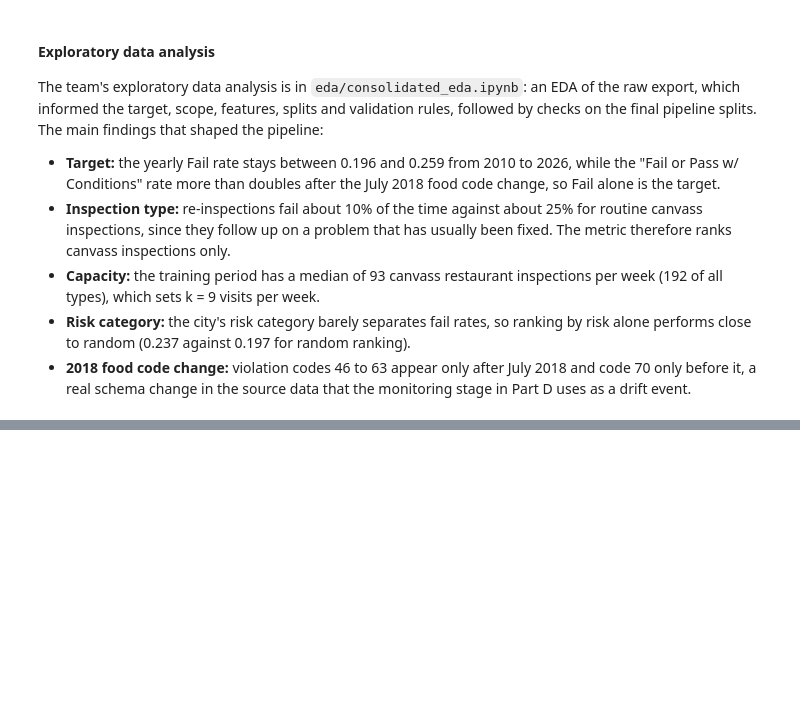
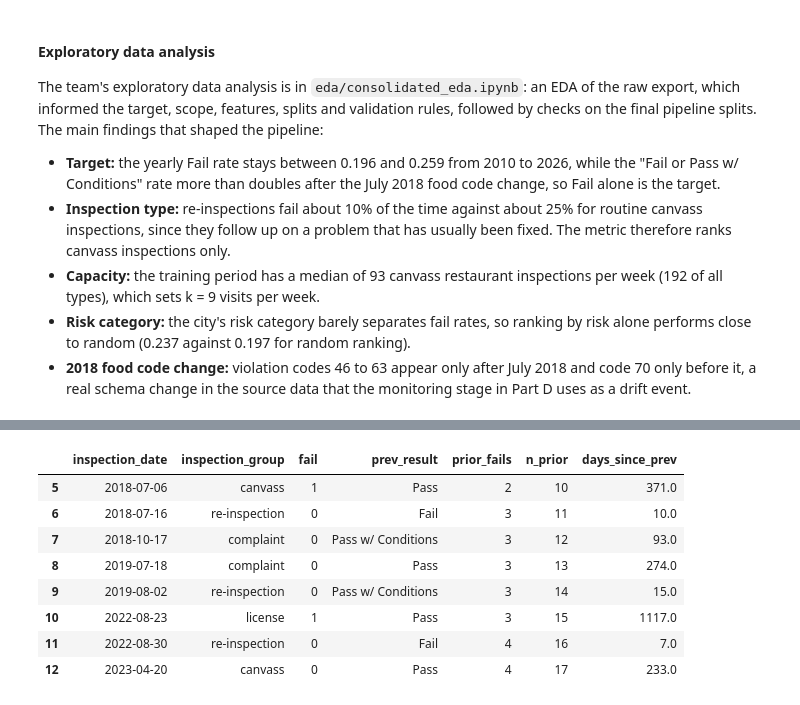
Before and after one commit to brookerios20/chicago-inspection-ranking-mlops, a Jupyter notebook: app/app.ipynb, the cells around one changed output, grey strips where cells are left out. Saved outputs shown, nothing was run; the diff lists cells and outputs as text; code cells hidden in the pictures; blank space fills up the shorter version.

Commit message:
Add Session 3 to the walkthrough notebook; keep session folders out of DVC; document the notebook in the README

```diff
--- a/app/app.ipynb
+++ b/app/app.ipynb
@@ -1568,0 +2075,20 @@ The team's exploratory data analysis is in `eda/consolidated_eda.ipynb`: an EDA
+# %%
+# This cell shows one restaurant's inspections in the training split with its history features. On
+# each row, prev_result, prior_fails, n_prior and days_since_prev describe only the visits before
+# that row's date, which is the point-in-time rule from the Session 3 Feast lab.
+train_rows = load_split("train")
+visits = train_rows.groupby("license_number")["fail"].agg(["size", "sum"])
+example = visits[(visits["size"] >= 8) & (visits["sum"] >= 2)].sort_index().index[0]
+history_cols = ["inspection_date", "inspection_group", "fail", "prev_result", "prior_fails", "n_prior",
+                "days_since_prev"]
+train_rows.loc[train_rows["license_number"] == example, history_cols].head(8)
+# %% [output]
+|  | inspection_date | inspection_group | fail | prev_result | prior_fails | n_prior | days_since_prev |
+| 5 | 2018-07-06 | canvass | 1 | Pass | 2 | 10 | 371.0 |
+| 6 | 2018-07-16 | re-inspection | 0 | Fail | 3 | 11 | 10.0 |
+| 7 | 2018-10-17 | complaint | 0 | Pass w/ Conditions | 3 | 12 | 93.0 |
+| 8 | 2019-07-18 | complaint | 0 | Pass | 3 | 13 | 274.0 |
+| 9 | 2019-08-02 | re-inspection | 0 | Pass w/ Conditions | 3 | 14 | 15.0 |
+| 10 | 2022-08-23 | license | 1 | Pass | 3 | 15 | 1117.0 |
+| 11 | 2022-08-30 | re-inspection | 0 | Fail | 4 | 16 | 7.0 |
+| 12 | 2023-04-20 | canvass | 0 | Pass | 4 | 17 | 233.0 |
```
Also changed, not shown: parts of 35 cells of this notebook, 6 other files.
